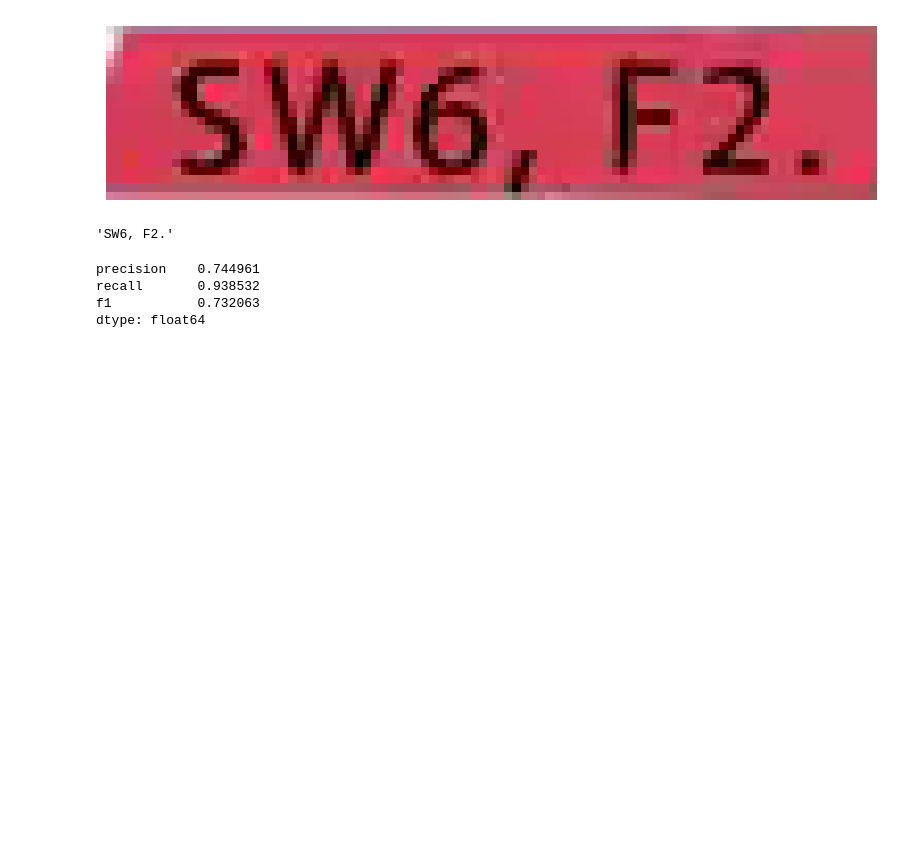
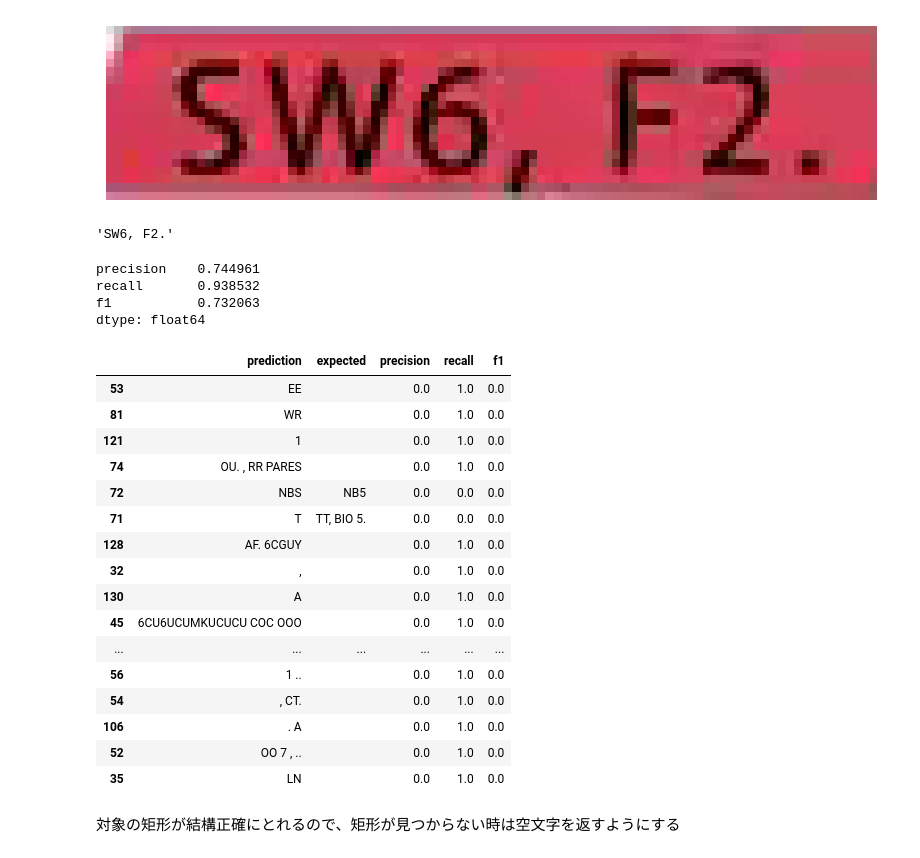
Before and after one commit to Sidebook/slvsh-index, a Jupyter notebook: notebook/yuitaso2.ipynb, the cells around one changed output. Saved outputs shown, nothing was run; the diff lists cells and outputs as text; code cells hidden in the pictures; blank space fills up the shorter version.

```diff
--- a/notebook/yuitaso2.ipynb
+++ b/notebook/yuitaso2.ipynb
@@ -234,3 +126,25 @@ precision    0.744961
 recall       0.938532
 f1           0.732063
 dtype: float64
+# %%
+df.sort_values(by='precision').head(20)
+# %% [output]
+|  | prediction | expected | precision | recall | f1 |
+| 53 | EE |  | 0.0 | 1.0 | 0.0 |
+| 81 | WR |  | 0.0 | 1.0 | 0.0 |
+| 121 | 1 |  | 0.0 | 1.0 | 0.0 |
+| 74 | OU. , RR PARES |  | 0.0 | 1.0 | 0.0 |
+| 72 | NBS | NB5 | 0.0 | 0.0 | 0.0 |
+| 71 | T | TT, BIO 5. | 0.0 | 0.0 | 0.0 |
+| 128 | AF. 6CGUY |  | 0.0 | 1.0 | 0.0 |
+| 32 | , |  | 0.0 | 1.0 | 0.0 |
+| 130 | A |  | 0.0 | 1.0 | 0.0 |
+| 45 | 6CU6UCUMKUCUCU COC OOO |  | 0.0 | 1.0 | 0.0 |
+| ... | ... | ... | ... | ... | ... |
+| 56 | 1 .. |  | 0.0 | 1.0 | 0.0 |
+| 54 | , CT. |  | 0.0 | 1.0 | 0.0 |
+| 106 | . A |  | 0.0 | 1.0 | 0.0 |
+| 52 | OO 7 , .. |  | 0.0 | 1.0 | 0.0 |
+| 35 | LN |  | 0.0 | 1.0 | 0.0 |
+# %% [markdown]
+対象の矩形が結構正確にとれるので、矩形が見つからない時は空文字を返すようにする
```
Also changed, not shown: parts of 14 cells of this notebook.
